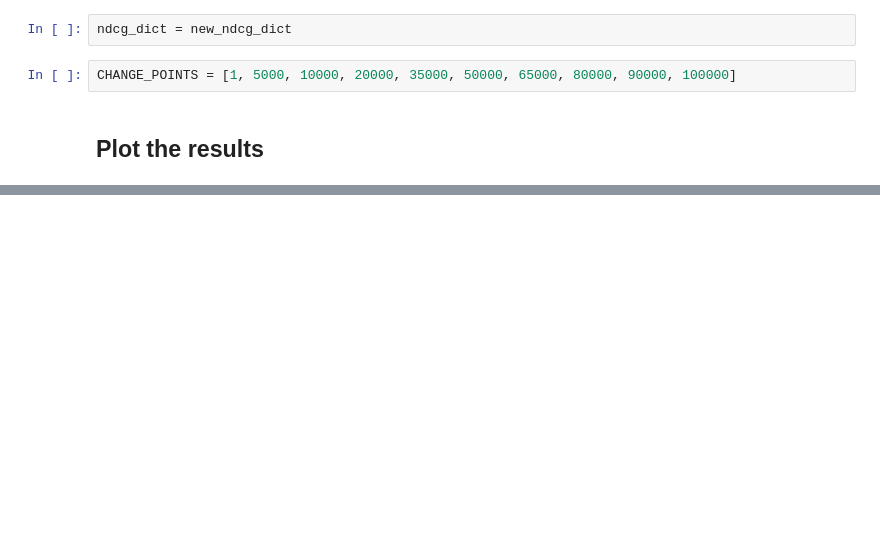
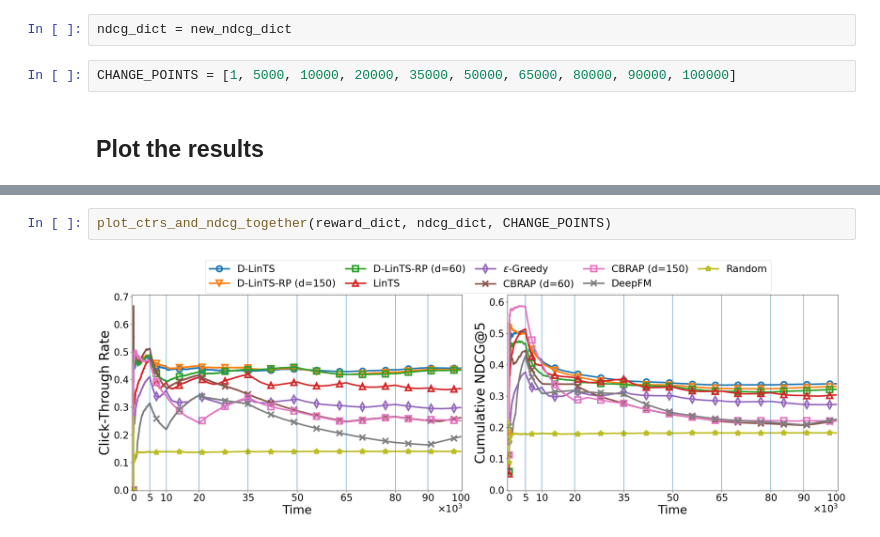
Before and after one commit to saeedghoorchian/BCMAB-RP, a Jupyter notebook: plotting/plotting_jester_results.ipynb, the cells around one changed output, grey strips where cells are left out. Saved outputs shown, nothing was run; the diff lists cells and outputs as text; blank space fills up the shorter version.

```diff
--- a/plotting/plotting_jester_results.ipynb
+++ b/plotting/plotting_jester_results.ipynb
@@ -103,3 +201,7 @@ CHANGE_POINTS = [1, 5000, 10000, 20000, 35000, 50000, 65000, 80000, 90000, 10000
+# %%
+plot_ctrs_and_ndcg_together(reward_dict, ndcg_dict, CHANGE_POINTS)
+# %% [output]
+[figure, added]
 # %%
 def plot_ctrs_or_rewards(reward_dict, plot_type, change_points):
     if plot_type not in {'CTR', 'Cumulative reward', 'NDCG'}:
```
Also changed, not shown: parts of 15 cells of this notebook, 44 other files.
